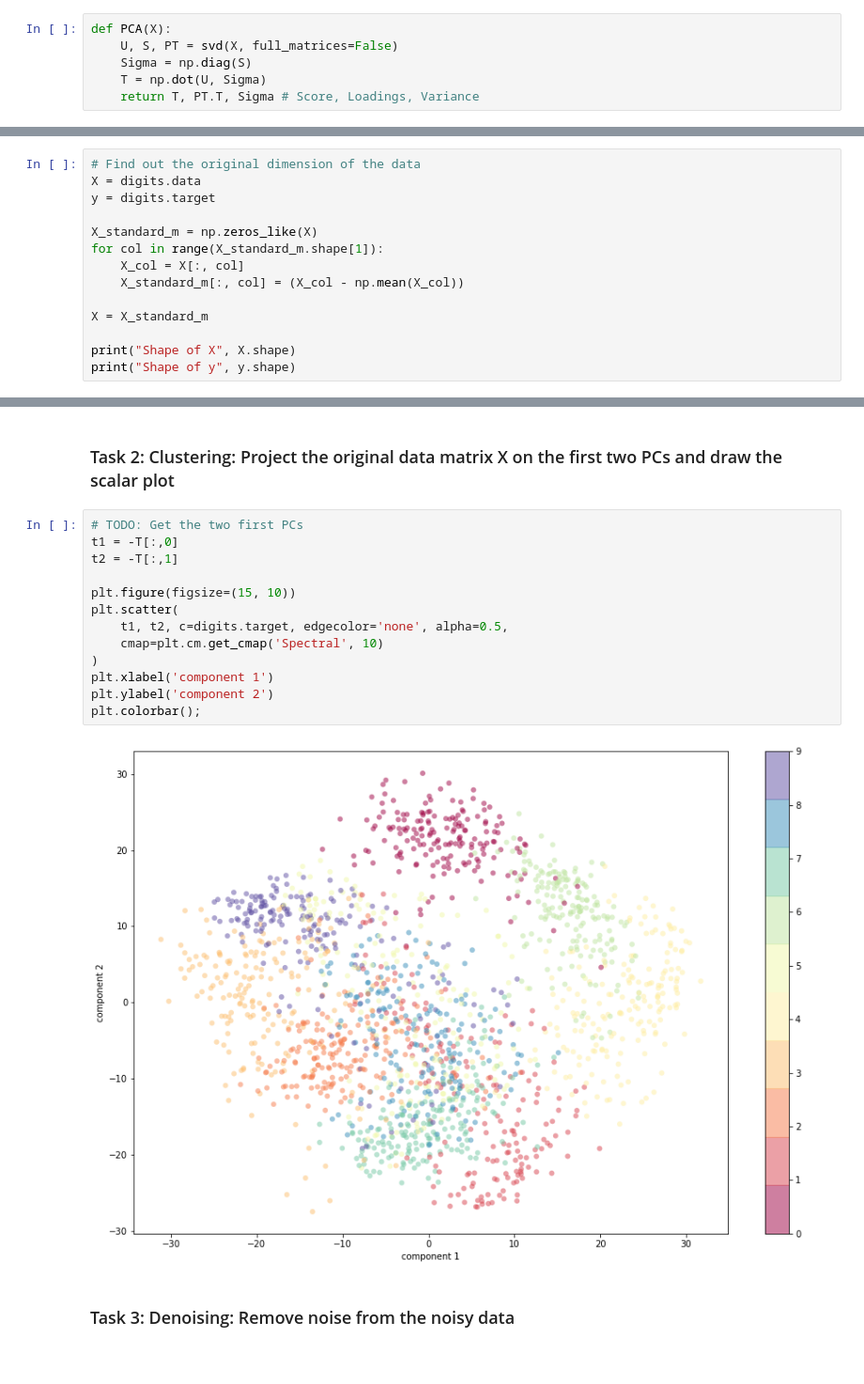
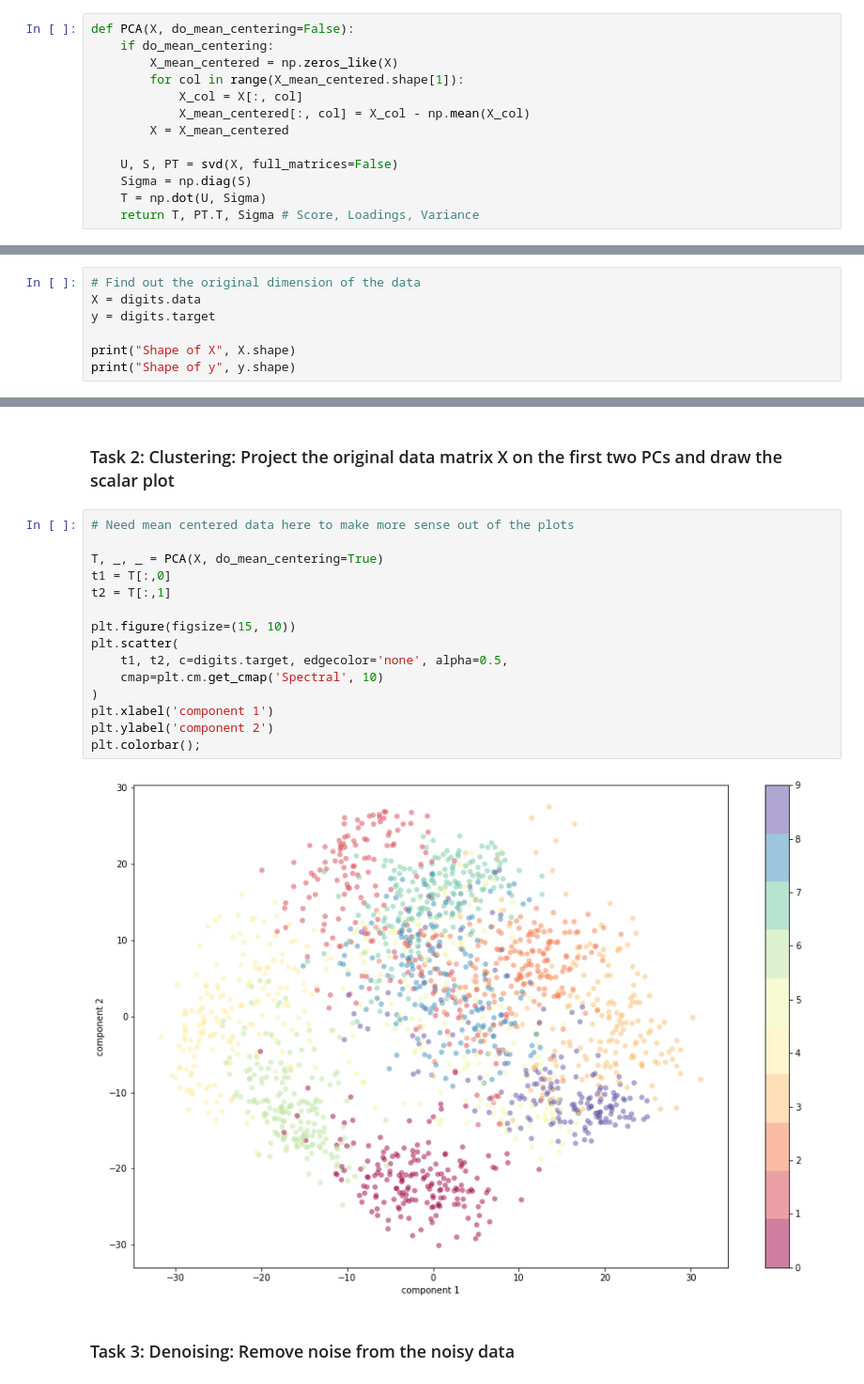
Before and after one commit to chrstrom/TTK4260, a Jupyter notebook: assignment_04_PCA_clustering.ipynb, the cells around one changed output, grey strips where cells are left out. Shown at 94% size. Cells and saved outputs as stored; diff of their text form.

```diff
--- a/assignment_04_PCA_clustering.ipynb
+++ b/assignment_04_PCA_clustering.ipynb
@@ -10,7 +10,14 @@ digits = load_digits()
 # %% [markdown]
 ## PCA using SVD
 # %%
-def PCA(X):
+def PCA(X, do_mean_centering=False):
+    if do_mean_centering:
+        X_mean_centered = np.zeros_like(X)
+        for col in range(X_mean_centered.shape[1]):
+            X_col = X[:, col]
+            X_mean_centered[:, col] = X_col - np.mean(X_col)
+        X = X_mean_centered
+
     U, S, PT = svd(X, full_matrices=False)
     Sigma = np.diag(S)
     T = np.dot(U, Sigma)
@@ -33,13 +40,6 @@ def plot_digits(data):
 X = digits.data
 y = digits.target
 
-X_standard_m = np.zeros_like(X)
-for col in range(X_standard_m.shape[1]):
-    X_col = X[:, col]
-    X_standard_m[:, col] = (X_col - np.mean(X_col))
-
-X = X_standard_m
-
 print("Shape of X", X.shape)
 print("Shape of y", y.shape)
 # %% [output]
@@ -87,20 +93,22 @@ We can also specify the required amount of explained variance if we use e.g. skl
 # %% [markdown]
 ###  Task 2: Clustering: Project the original data matrix X on the first two PCs and draw the scalar plot
 # %%
-# TODO: Get the two first PCs
-t1 = -T[:,0]
-t2 = -T[:,1]
+# Need mean centered data here to make more sense out of the plots
+
+T, _, _ = PCA(X, do_mean_centering=True)
+t1 = T[:,0]
+t2 = T[:,1]
 
 plt.figure(figsize=(15, 10))
 plt.scatter(
     t1, t2, c=digits.target, edgecolor='none', alpha=0.5,
     cmap=plt.cm.get_cmap('Spectral', 10)
 )
 plt.xlabel('component 1')
 plt.ylabel('component 2')
 plt.colorbar();
 # %% [output]
-[figure, old version]
+[figure, new version]
 # %% [markdown]
 ### Task 3: Denoising: Remove noise from the noisy data
 # %%
```
Also changed, not shown: parts of 4 cells of this notebook.
